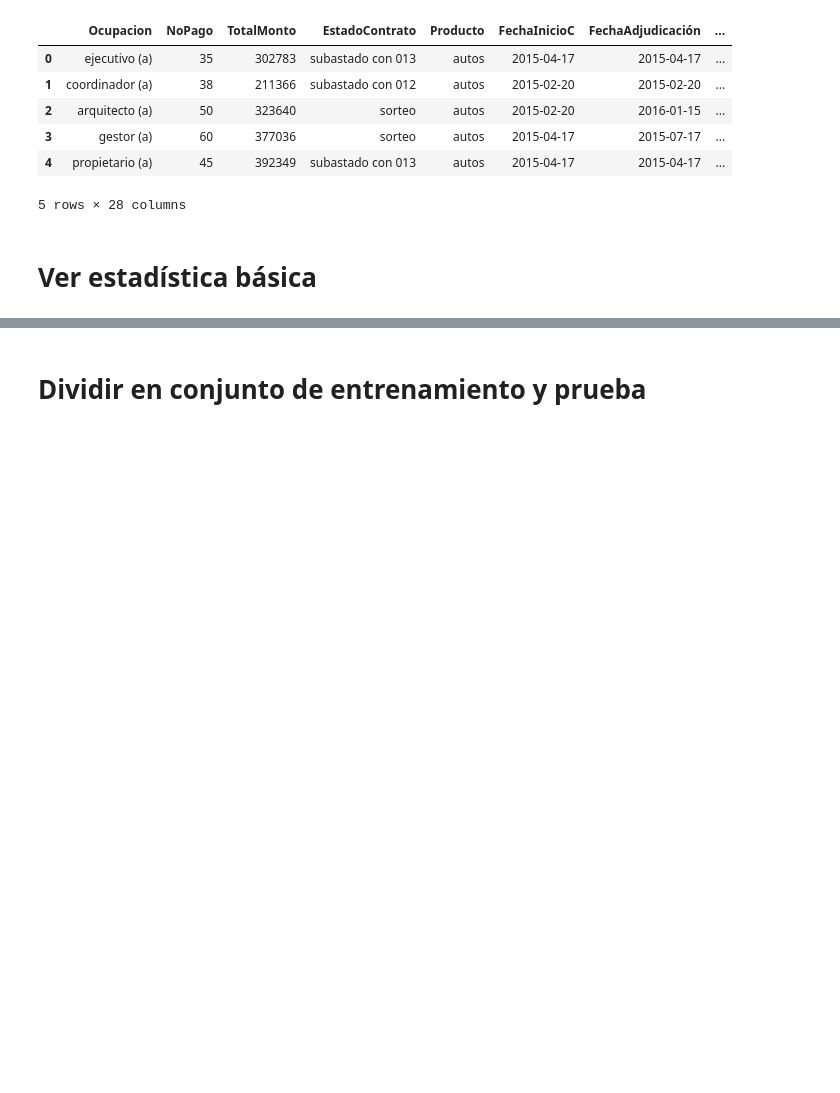
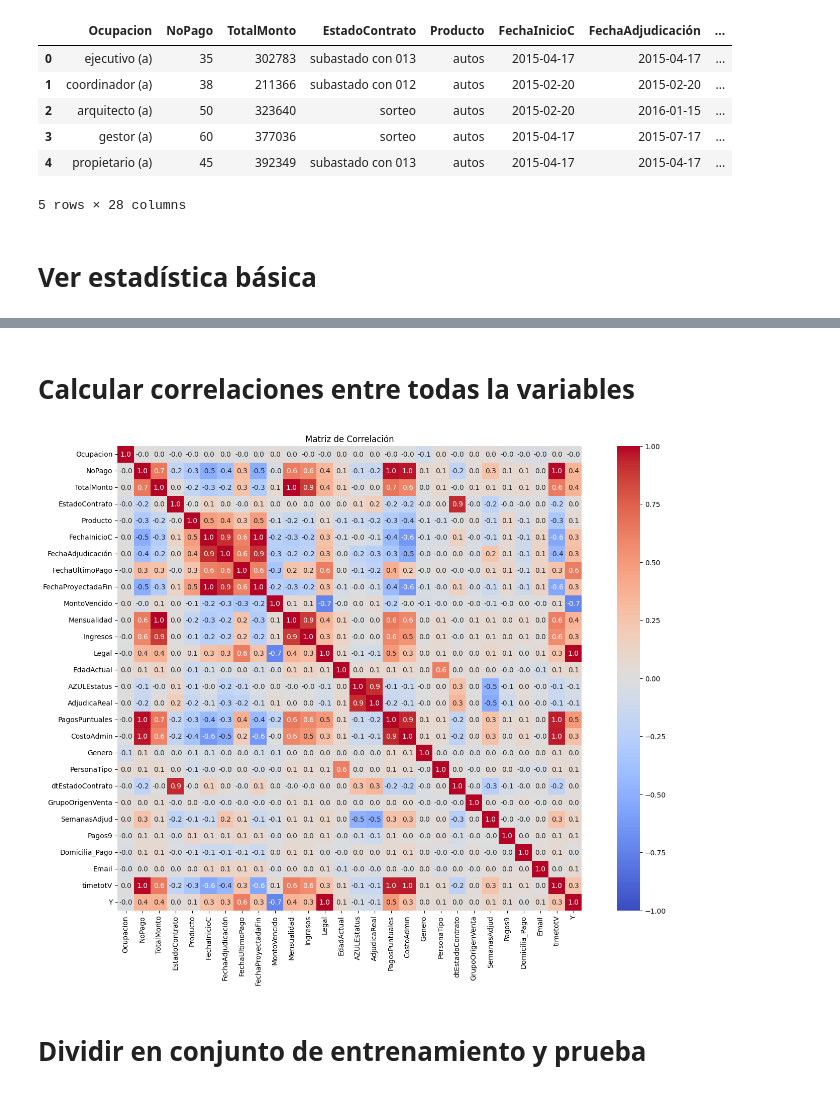
Before and after one commit to RolandoOrtizHerbas/Words, a Jupyter notebook: Programas_Scripts_Jupiter/TransformacionDEdatos.ipynb, the cells around one changed output, grey strips where cells are left out. Saved outputs shown, nothing was run; the diff lists cells and outputs as text; code cells hidden in the pictures; blank space fills up the shorter version.

```diff
--- a/Programas_Scripts_Jupiter/TransformacionDEdatos.ipynb
+++ b/Programas_Scripts_Jupiter/TransformacionDEdatos.ipynb
@@ -68,3 +279,15 @@ datasetT.describe()
+# %% [markdown]
+# Calcular correlaciones entre todas la variables
+# %%
+matriz_correlacion = datasetT.corr()
+
+# Crear un mapa de calor con valores numéricos en cada cuadro
+plt.figure(figsize=(18, 12))  # Ajusta el tamaño de la figura según tus necesidades
+sns.heatmap(matriz_correlacion, annot=True, fmt=".1f", cmap='coolwarm', vmin=-1, vmax=1, square=True)
+plt.title("Matriz de Correlación")
+plt.show()
+# %% [output]
+[figure, added]
 # %% [markdown]
 # Dividir en conjunto de entrenamiento y prueba
 # %%
```
Also changed, not shown: parts of 33 cells of this notebook, 8 other files.
